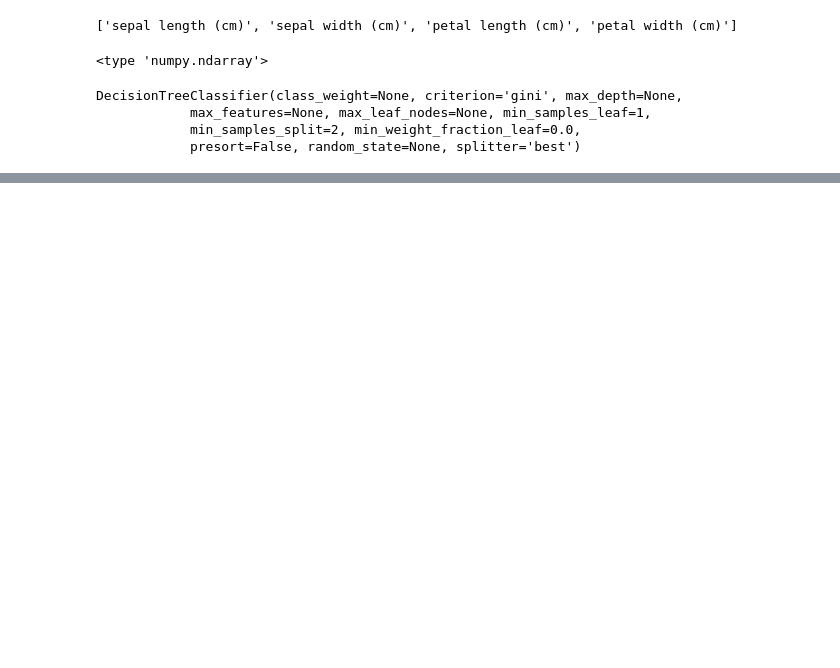
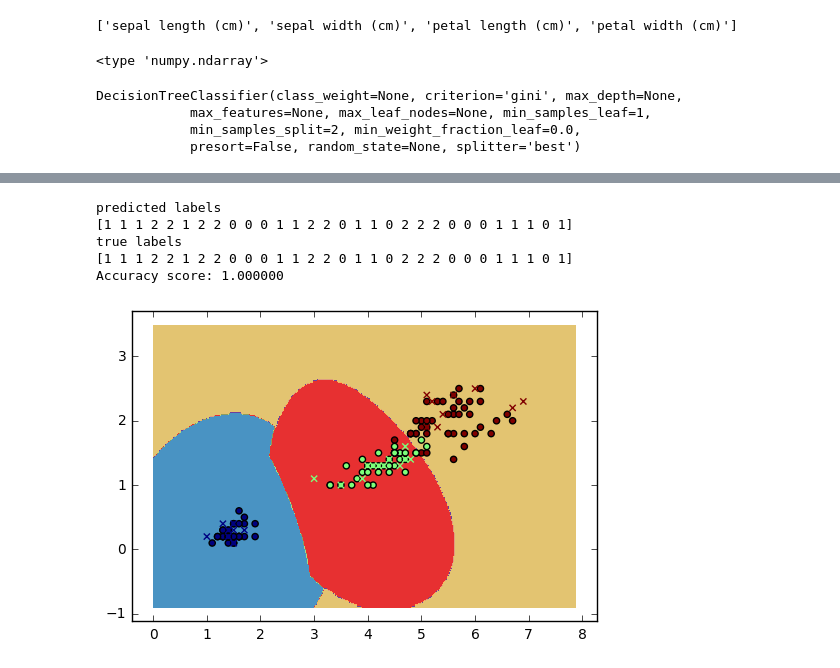
Before and after one commit to MarieRoald/MLkurs, a Jupyter notebook: notebooks/iris.ipynb, the cells around one changed output, grey strips where cells are left out. Saved outputs shown, nothing was run; the diff lists cells and outputs as text; code cells hidden in the pictures; blank space fills up the shorter version.

Commit message:
added more classifiers to iris dataset and some tests with pokemon go data

```diff
--- a/notebooks/iris.ipynb
+++ b/notebooks/iris.ipynb
@@ -91,0 +92,30 @@ plt.show()
+# %%
+from sklearn.svm import SVC, LinearSVC
+
+
+clf = SVC()
+clf.fit(train_data[:, [F1,F2]],train_target)
+predictions = clf.predict(test_data[:,[F1,F2]])
+print "predicted labels"
+print predictions
+print "true labels"
+print test_target
+
+print "Accuracy score: %f" %(predictions==test_target).mean()
+
+
+plot_boundary(X,y,clf)
+
+plt.scatter(train_data[:,F1],train_data[:,F2],c=train_target,marker='o')
+
+plt.scatter(test_data[:,F1],test_data[:,F2],c=test_target,marker='x')
+
+#plt.scatter()
+plt.show()
+# %% [output]
+predicted labels
+[1 1 1 2 2 1 2 2 0 0 0 1 1 2 2 0 1 1 0 2 2 2 0 0 0 1 1 1 0 1]
+true labels
+[1 1 1 2 2 1 2 2 0 0 0 1 1 2 2 0 1 1 0 2 2 2 0 0 0 1 1 1 0 1]
+Accuracy score: 1.000000
+[figure, added]
```
Also changed, not shown: parts of 4 cells of this notebook, 1 other file.
